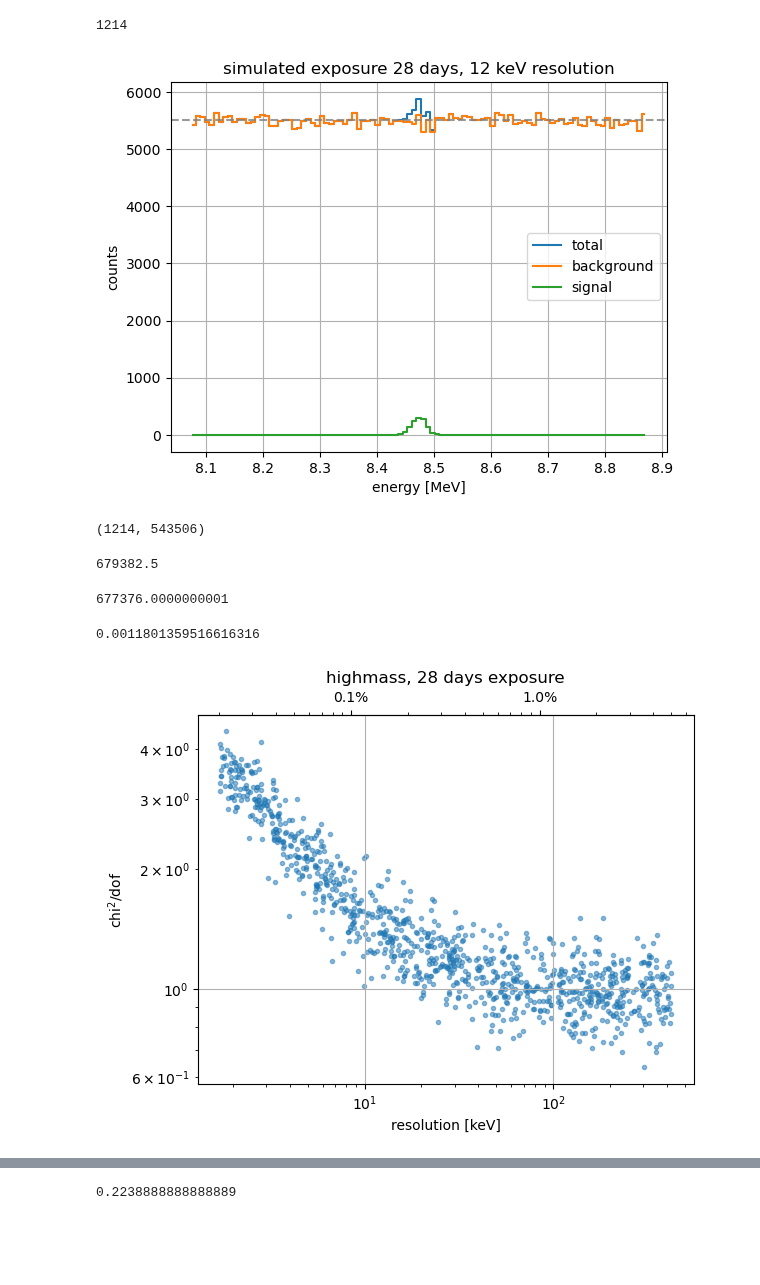
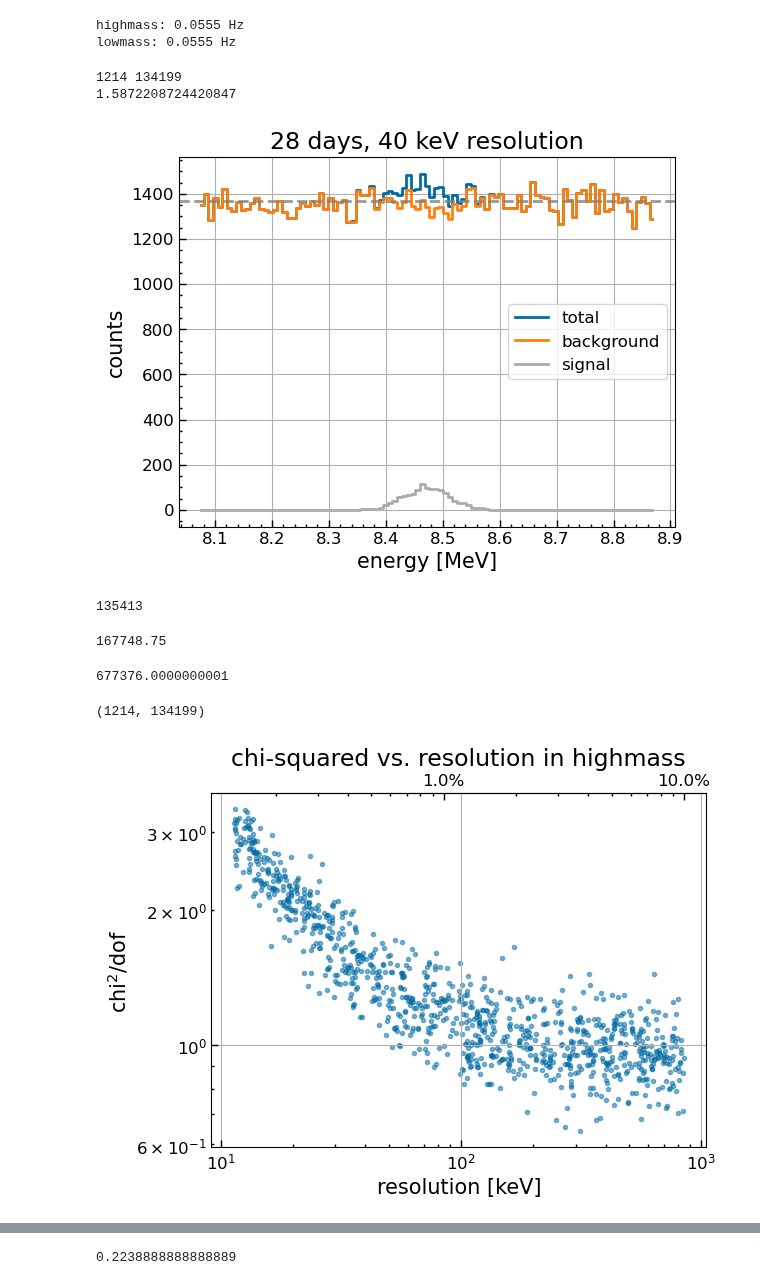
Before and after one commit to tamu-edu/doublecap, a Jupyter notebook: analysis/resolution.ipynb, the cells around one changed output, grey strips where cells are left out. Drawn from its saved outputs; the diff is of its cells as text; code cells hidden in the pictures; blank space fills up the shorter version.

Commit message:
latest plots

```diff
--- a/analysis/resolution.ipynb
+++ b/analysis/resolution.ipynb
@@ -2,6 +2,9 @@
 import numpy as np
 import matplotlib.pyplot as plt
 import tqdm
+# %%
+plt.style.use('tableau-colorblind10')
+plt.style.use('../figures/style.mplstyle')
 # %%
 rng = np.random.default_rng()
 
@@ -10,12 +13,17 @@ signal_rate = 0.50206743e-3 # hits/sec (delta fxn)
 fourweeks = 3600*24*28 # 4 weeks in seconds
 Nsignal = int(signal_rate*fourweeks)
 
+E_tot = 8.4736 # MeV
+M = (29*931.5 - 21.895) # mass of Si29 (MeV)
+E1 = -M + np.sqrt(M**2 + 2*M*E_tot)
+E1_lm = E1**2/2/M
+
 # highmass resolution
-E1 = 8.4736 # MeV
-dE = 0.8 # MeV (energy bin width)
-hm_bg_rate = 0.28096875*dE # hits/sec in bin
+dE = 0.8#E1/5 # MeV (energy bin width)
+#hm_bg_drate = 0.004625 # hits/sec/MeV
+hm_bg_rate = 10*0.00555 #hm_bg_drate*dE # hits/sec in bin
 
 # lowmass resolution
-E1_lm = E1**2/2/(29*931.5 - 21.895)
-dE_lm = E1_lm/10 # MeV (energy bin width)
-lm_bg_rate = 846.0666666667023*dE_lm # hits/sec
+dE_lm = 500e-6#E1_lm/5 # MeV (energy bin width)
+#lm_bg_drate = 70.3 # hits/sec/MeV
+lm_bg_rate = 10*0.00555 #lm_bg_drate*dE_lm # hits/sec
@@ -22,3 +103,9 @@ lm_bg_rate = 846.0666666667023*dE_lm # hits/sec
+# %%
+print('highmass:', hm_bg_rate, 'Hz')
+print('lowmass:', lm_bg_rate, 'Hz')
+# %% [output]
+highmass: 0.0555 Hz
+lowmass: 0.0555 Hz
 # %%
 class Resolution:
 
@@ -66,7 +153,7 @@ class Resolution:
 
         plt.xlabel('energy [MeV]')
         plt.ylabel('counts')
-        plt.title(f'simulated exposure {self.exposure_time/3600/24:.2g} days, {self.sigma*1e3:.2g} keV resolution')
+        plt.title(f'{self.exposure_time/3600/24:.2g} days, {self.sigma*1e3:.2g} keV resolution')
 
         plt.step(self.Es, self.hist, where = 'mid', label = 'total')
 
@@ -81,31 +168,34 @@ class Resolution:
 
 
 
-tr = Resolution(E1/700)
+tr = Resolution(40e-3)
 tr.analyze()
 
 tr.histogram(display_chi = False)
 
-print(tr.N_signal)
+print(tr.N_signal, tr.N_background)
+print(tr.chi2)
+plt.savefig('../figures/sim_4wk_hm1_example.pdf')
 # %% [output]
-1214
+1214 134199
+1.5872208724420847
-[figure, old version]
+[figure, new version]
 # %%
-tr.N_signal, tr.N_background
+tr.N_signal+tr.N_background
 # %% [output]
-(1214, 543506)
+135413
 # %%
 tr.N_background/dE
 # %% [output]
-679382.5
+167748.75
 # %%
 0.28*fourweeks
 # %% [output]
 677376.0000000001
 # %%
 Ntrials = 1000
-best_resolution = 5000
-worst_resolution = 20
+best_resolution = 750
+worst_resolution = 10
 sigmas = E1*np.exp(np.log(1/best_resolution) + (np.log(1/worst_resolution) - np.log(1/best_resolution))*rng.random(size = Ntrials))
 chis = np.zeros(sigmas.shape)
 
@@ -115,28 +205,30 @@ for i, sigma in enumerate(tqdm.tqdm(sigmas)):
     res = Resolution(sigma, N = int(signal_rate*fourweeks), B = B)
     res.analyze()
     chis[i] = res.chi2
-# %%
-1e-2/E1
-# %% [output]
-0.0011801359516616316
+# %%
+res.N_signal, res.N_background # highmass1
+# %% [output]
+(1214, 134199)
 # %%
 plt.figure()
 plt.grid()
 plt.loglog()
-plt.title('highmass, 28 days exposure')
+plt.title('chi-squared vs. resolution in highmass')
 plt.xlabel('resolution [keV]')
 plt.ylabel('chi$^2$/dof')
 plt.scatter(sigmas*1e3, chis, marker = '.', alpha = 0.5)
 ax = plt.gca()
 
 E_to_P = lambda E: 100*E/(1e3*E1)
 P_to_E = lambda P: 1e3*E1*P/100
 
 x2 = ax.secondary_xaxis('top', functions = (E_to_P, P_to_E))
 #x2.set_xlabel('percent resolution (%)')
 x2.get_xaxis().set_major_formatter('{x}%')
+plt.tight_layout()
+plt.savefig('../figures/sim_4wk_hm1_chi2.pdf')
 # %% [output]
-[figure, old version]
+[figure, new version]
 # %%
 E1/worst_resolution, E1/best_resolution
 # %% [output]
```
Also changed, not shown: parts of 20 cells of this notebook.
